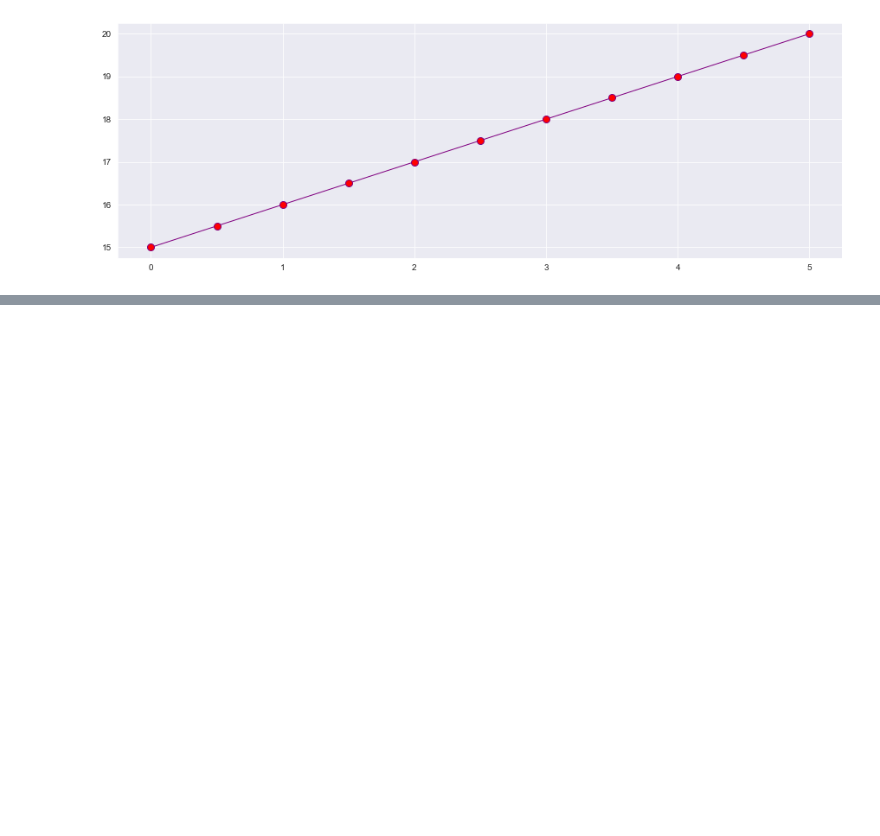
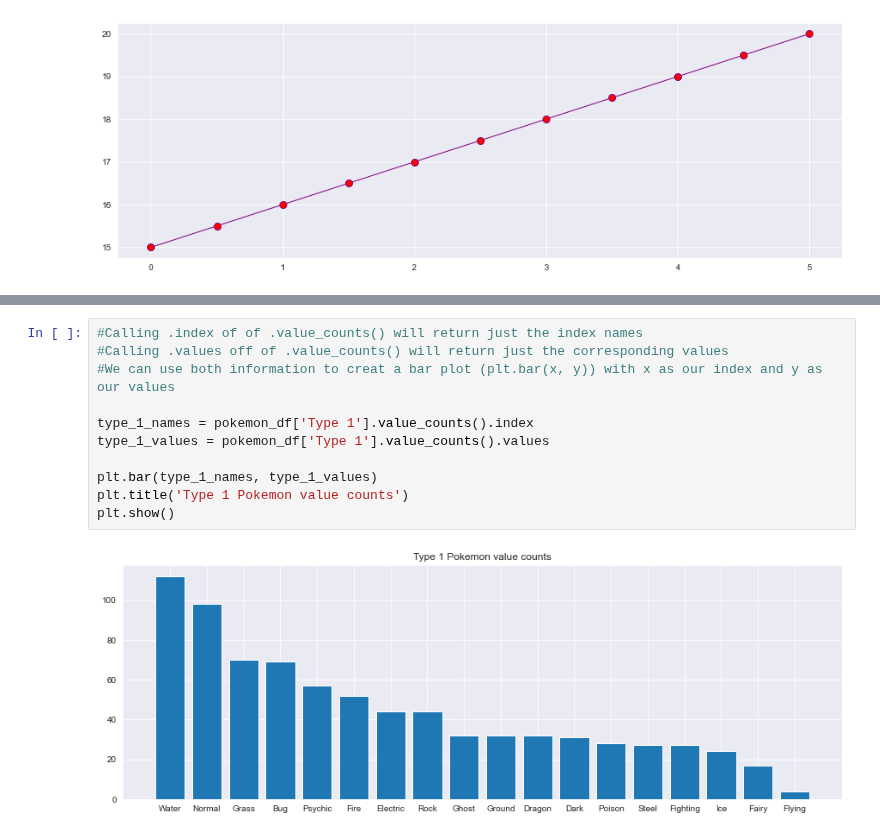
Before and after one commit to SirAbsolute0/Data_Science_I, a Jupyter notebook: Lab 3/Lab 3.ipynb, the cells around one changed output, grey strips where cells are left out. Drawn from its saved outputs; the diff is of its cells as text; blank space fills up the shorter version.

```diff
--- a/Lab 3/Lab 3.ipynb
+++ b/Lab 3/Lab 3.ipynb
@@ -134,0 +193,13 @@ markerfacecolor="yellow", markeredgewidth=3, markeredgecolor="green")
+# %%
+#Calling .index of of .value_counts() will return just the index names
+#Calling .values off of .value_counts() will return just the corresponding values
+#We can use both information to creat a bar plot (plt.bar(x, y)) with x as our index and y as our values
+
+type_1_names = pokemon_df['Type 1'].value_counts().index
+type_1_values = pokemon_df['Type 1'].value_counts().values
+
+plt.bar(type_1_names, type_1_values)
+plt.title('Type 1 Pokemon value counts')
+plt.show()
+# %% [output]
+[figure, added]
```
Also changed, not shown: parts of 11 cells of this notebook.
